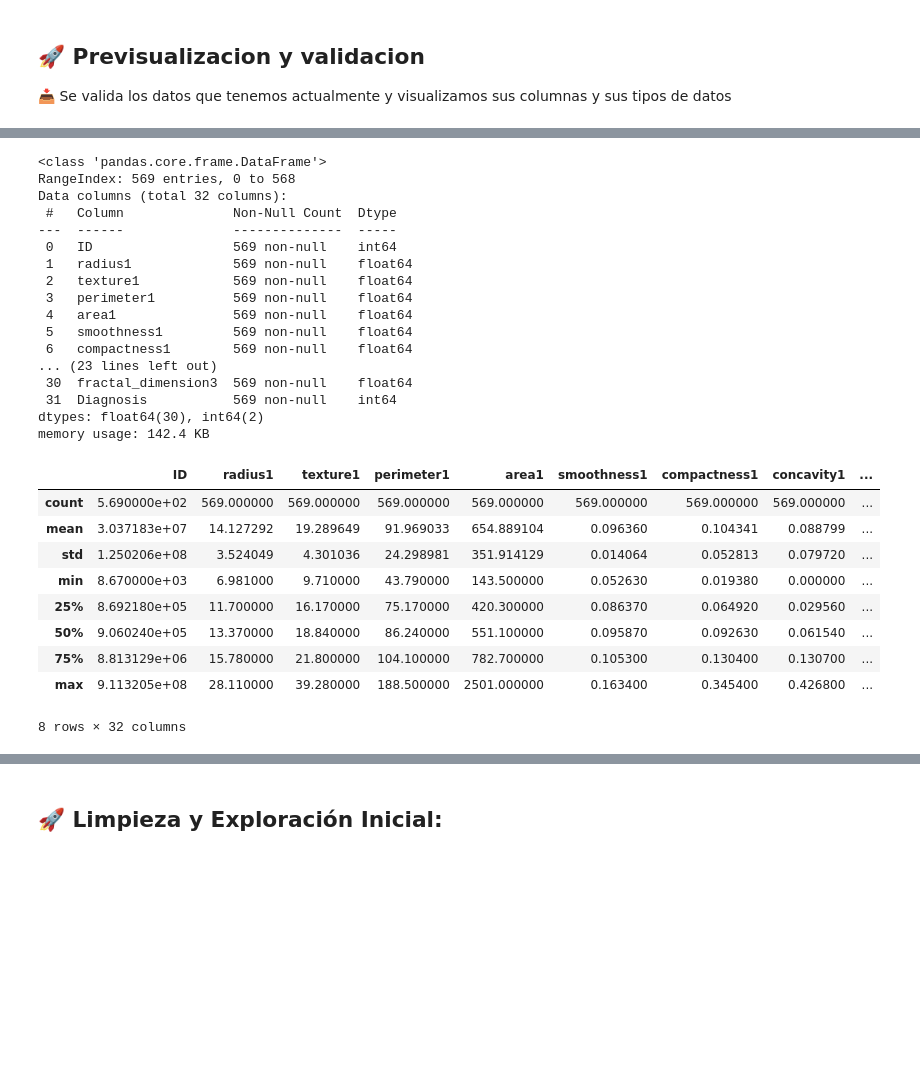
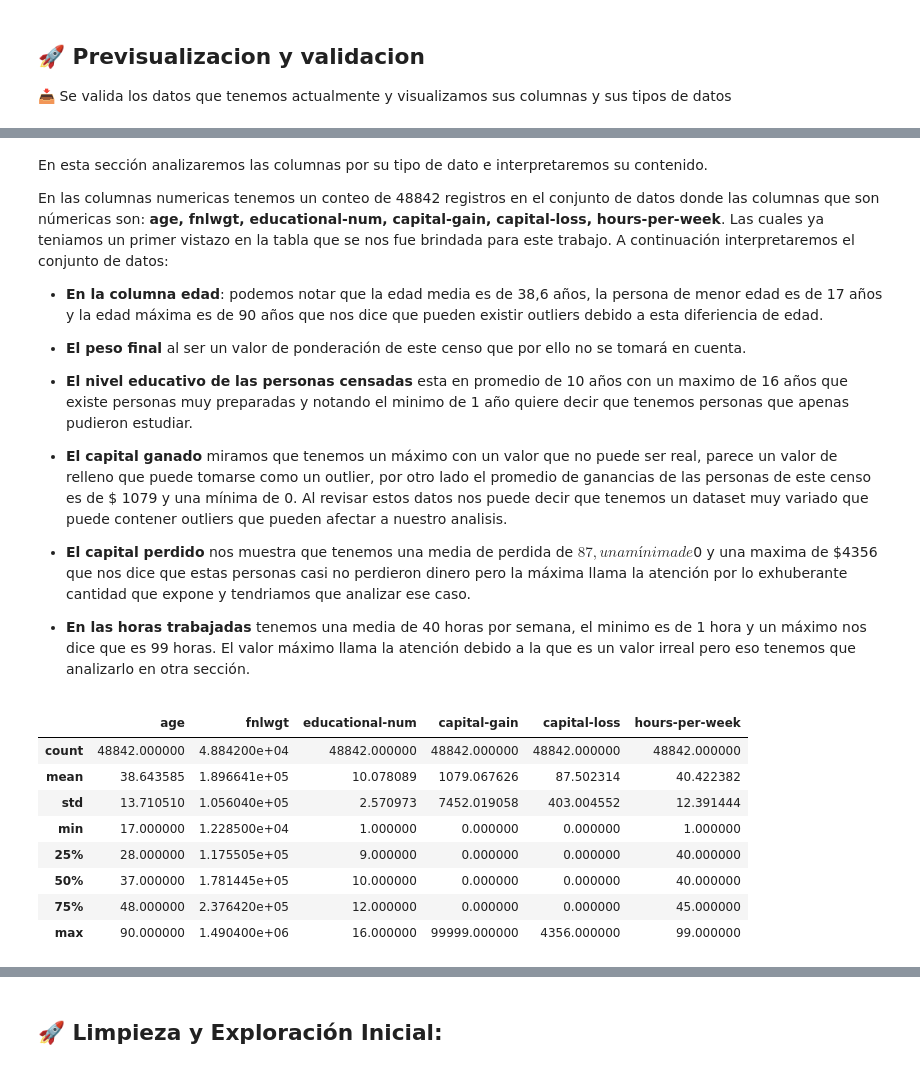
Before and after one commit to ChrisJavier/UIDE_3_WorkGroupDataMinning, a Jupyter notebook: Week01/WorkGroup/DAMI_CP_W1_E10.ipynb, the cells around one changed output, grey strips where cells are left out. Cells and saved outputs as stored; diff of their text form; code cells hidden in the pictures; blank space fills up the shorter version.

Commit message:
CCA Actualizacion de valores de categorizacion

```diff
--- a/Week01/WorkGroup/DAMI_CP_W1_E10.ipynb
+++ b/Week01/WorkGroup/DAMI_CP_W1_E10.ipynb
@@ -89,0 +51,22 @@ dtype: int64
+# %%
+ # importacion de la libreria os que permite interactuar con el sistema operativo (archivos y rutas)
+
+import os
+import seaborn as sns
+import matplotlib.pyplot as plt
+import pandas as pd
+
+# Define el nombre del archivo csv que se descargará
+adult_file_path = 'adult.csv'
+
+# Descarga el archivo csv del dataset
+# El archivo se guarda en el entorno de trabajo actual y valido que si existe no lo descargue de nuevo
+
+if not os.path.exists(adult_file_path) and not os.path.exists(adult_file_path):
+  !wget --timeout=15 --tries=2 'https://raw.githubusercontent.com/ChrisJavier/UIDE_3_WorkGroupDataMinning/refs/heads/main/Week01/WorkGroup/dataset/adult.csv' -O '{adult_file_path}'
+  print(f'Archivo {adult_file_path} descargado')
+else:
+  print(f'Archivo {adult_file_path} ya existe')
+
+# Cargamos el archivo csv para continuar con el ejercicio
+df = pd.read_csv(adult_file_path)
@@ -94,34 +102,29 @@ dtype: int64
+# %% [markdown]
+En esta sección analizaremos las columnas por su tipo de dato e interpretaremos su contenido.
+
+En las columnas numericas tenemos un conteo de 48842 registros en el conjunto de datos donde las columnas que son númericas son: **age, fnlwgt, educational-num,	capital-gain, capital-loss, hours-per-week**. Las cuales ya teniamos un primer vistazo en la tabla que se nos fue brindada para este trabajo. A continuación interpretaremos el conjunto de datos:
+
+- **En la columna edad**: podemos notar que la edad media es de 38,6 años, la persona de menor edad es de 17 años y la edad máxima es de 90 años que nos dice que pueden existir outliers debido a esta diferiencia de edad.
+
+- **El peso final** al ser un valor de ponderación de este censo que por ello no se tomará  en cuenta.
+
+- **El nivel educativo de las personas censadas** esta en promedio de 10 años con un maximo de 16 años que existe personas muy preparadas y notando el minimo de 1 año quiere decir que tenemos personas que apenas pudieron estudiar.
+
+- **El capital ganado** miramos que tenemos un máximo con un valor que no puede ser real, parece un valor de relleno que puede tomarse como un outlier, por otro lado el promedio de ganancias de las personas de este censo es de $ 1079 y una mínima de 0. Al revisar estos datos nos puede decir que tenemos un dataset muy variado que puede contener outliers que pueden afectar a nuestro analisis.
+
+- **El capital perdido** nos muestra que tenemos una media de perdida de $87, una mínima de $0 y una maxima de $4356 que nos dice que estas personas casi no perdieron dinero pero la máxima llama la atención por lo exhuberante cantidad que expone y tendriamos que analizar ese caso.
+
+- **En las horas trabajadas** tenemos una media de 40 horas por semana, el minimo es de 1 hora y un máximo nos dice que es 99 horas. El valor máximo llama la atención debido a la que es un valor irreal pero eso tenemos que analizarlo en otra sección.
 # %%
-# Visualizamos un breve informacion del dataset
-df.info()
-
 # Muestra un resumen estadístico de las columnas numéricas del dataset
-df.describe()
+df.describe(include='number')
 # %% [output]
-<class 'pandas.core.frame.DataFrame'>
-RangeIndex: 569 entries, 0 to 568
-Data columns (total 32 columns):
- #   Column              Non-Null Count  Dtype
----  ------              --------------  -----
- 0   ID                  569 non-null    int64
- 1   radius1             569 non-null    float64
- 2   texture1            569 non-null    float64
- 3   perimeter1          569 non-null    float64
- 4   area1               569 non-null    float64
- 5   smoothness1         569 non-null    float64
- 6   compactness1        569 non-null    float64
-... (23 lines left out)
- 30  fractal_dimension3  569 non-null    float64
- 31  Diagnosis           569 non-null    int64
-dtypes: float64(30), int64(2)
-memory usage: 142.4 KB
-|  | ID | radius1 | texture1 | perimeter1 | area1 | smoothness1 | compactness1 | concavity1 | ... |
-| count | 5.690000e+02 | 569.000000 | 569.000000 | 569.000000 | 569.000000 | 569.000000 | 569.000000 | 569.000000 | ... |
-| mean | 3.037183e+07 | 14.127292 | 19.289649 | 91.969033 | 654.889104 | 0.096360 | 0.104341 | 0.088799 | ... |
-| std | 1.250206e+08 | 3.524049 | 4.301036 | 24.298981 | 351.914129 | 0.014064 | 0.052813 | 0.079720 | ... |
-| min | 8.670000e+03 | 6.981000 | 9.710000 | 43.790000 | 143.500000 | 0.052630 | 0.019380 | 0.000000 | ... |
-| 25% | 8.692180e+05 | 11.700000 | 16.170000 | 75.170000 | 420.300000 | 0.086370 | 0.064920 | 0.029560 | ... |
-| 50% | 9.060240e+05 | 13.370000 | 18.840000 | 86.240000 | 551.100000 | 0.095870 | 0.092630 | 0.061540 | ... |
-| 75% | 8.813129e+06 | 15.780000 | 21.800000 | 104.100000 | 782.700000 | 0.105300 | 0.130400 | 0.130700 | ... |
-| max | 9.113205e+08 | 28.110000 | 39.280000 | 188.500000 | 2501.000000 | 0.163400 | 0.345400 | 0.426800 | ... |
+|  | age | fnlwgt | educational-num | capital-gain | capital-loss | hours-per-week |
+| count | 48842.000000 | 4.884200e+04 | 48842.000000 | 48842.000000 | 48842.000000 | 48842.000000 |
+| mean | 38.643585 | 1.896641e+05 | 10.078089 | 1079.067626 | 87.502314 | 40.422382 |
+| std | 13.710510 | 1.056040e+05 | 2.570973 | 7452.019058 | 403.004552 | 12.391444 |
+| min | 17.000000 | 1.228500e+04 | 1.000000 | 0.000000 | 0.000000 | 1.000000 |
+| 25% | 28.000000 | 1.175505e+05 | 9.000000 | 0.000000 | 0.000000 | 40.000000 |
+| 50% | 37.000000 | 1.781445e+05 | 10.000000 | 0.000000 | 0.000000 | 40.000000 |
+| 75% | 48.000000 | 2.376420e+05 | 12.000000 | 0.000000 | 0.000000 | 45.000000 |
+| max | 90.000000 | 1.490400e+06 | 16.000000 | 99999.000000 | 4356.000000 | 99.000000 |
-8 rows × 32 columns
```
Also changed, not shown: parts of 28 cells of this notebook.
